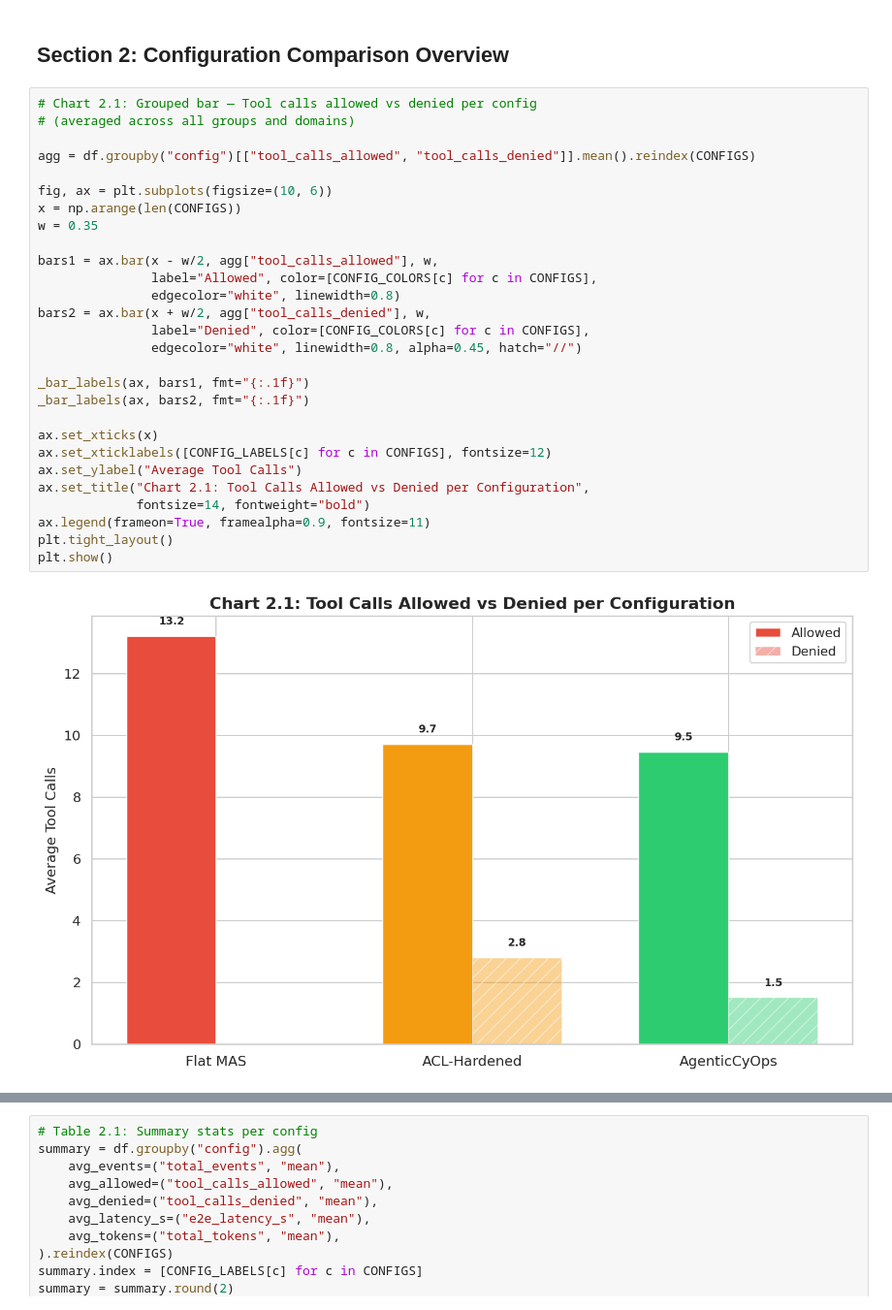
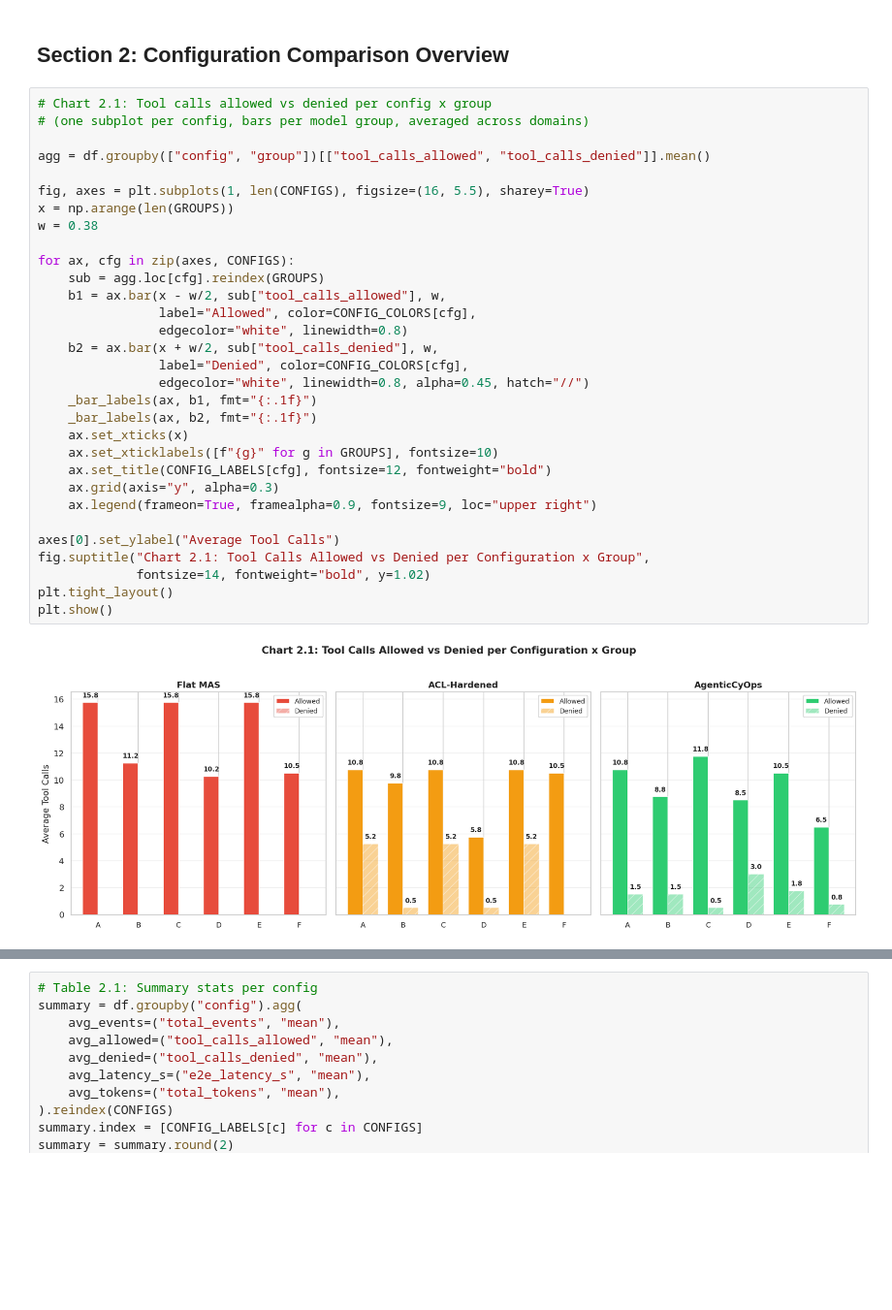
Before and after one commit to shaswata09/AgenticCyOps, a Jupyter notebook: results/notebooks/01_baseline_findings.ipynb, the cells around one changed output, grey strips where cells are left out. Shown at 97% size. Saved outputs shown, nothing was run; the diff lists cells and outputs as text; blank space fills up the shorter version.

```diff
--- a/results/notebooks/01_baseline_findings.ipynb
+++ b/results/notebooks/01_baseline_findings.ipynb
@@ -101,33 +166,36 @@ Loaded 72 rows  x  62 columns  (6 groups, 4 domains, 3 configs)
 # %% [markdown]
 ## Section 2: Configuration Comparison Overview
 # %%
-# Chart 2.1: Grouped bar — Tool calls allowed vs denied per config
-# (averaged across all groups and domains)
+# Chart 2.1: Tool calls allowed vs denied per config x group
+# (one subplot per config, bars per model group, averaged across domains)
 
-agg = df.groupby("config")[["tool_calls_allowed", "tool_calls_denied"]].mean().reindex(CONFIGS)
+agg = df.groupby(["config", "group"])[["tool_calls_allowed", "tool_calls_denied"]].mean()
 
-fig, ax = plt.subplots(figsize=(10, 6))
-x = np.arange(len(CONFIGS))
-w = 0.35
+fig, axes = plt.subplots(1, len(CONFIGS), figsize=(16, 5.5), sharey=True)
+x = np.arange(len(GROUPS))
+w = 0.38
 
-bars1 = ax.bar(x - w/2, agg["tool_calls_allowed"], w,
-               label="Allowed", color=[CONFIG_COLORS[c] for c in CONFIGS],
-               edgecolor="white", linewidth=0.8)
-bars2 = ax.bar(x + w/2, agg["tool_calls_denied"], w,
-               label="Denied", color=[CONFIG_COLORS[c] for c in CONFIGS],
-               edgecolor="white", linewidth=0.8, alpha=0.45, hatch="//")
+for ax, cfg in zip(axes, CONFIGS):
+    sub = agg.loc[cfg].reindex(GROUPS)
+    b1 = ax.bar(x - w/2, sub["tool_calls_allowed"], w,
+                label="Allowed", color=CONFIG_COLORS[cfg],
+                edgecolor="white", linewidth=0.8)
+    b2 = ax.bar(x + w/2, sub["tool_calls_denied"], w,
+                label="Denied", color=CONFIG_COLORS[cfg],
+                edgecolor="white", linewidth=0.8, alpha=0.45, hatch="//")
+    _bar_labels(ax, b1, fmt="{:.1f}")
+    _bar_labels(ax, b2, fmt="{:.1f}")
+    ax.set_xticks(x)
+    ax.set_xticklabels([f"{g}" for g in GROUPS], fontsize=10)
+    ax.set_title(CONFIG_LABELS[cfg], fontsize=12, fontweight="bold")
+    ax.grid(axis="y", alpha=0.3)
+    ax.legend(frameon=True, framealpha=0.9, fontsize=9, loc="upper right")
 
-_bar_labels(ax, bars1, fmt="{:.1f}")
-_bar_labels(ax, bars2, fmt="{:.1f}")
-
-ax.set_xticks(x)
-ax.set_xticklabels([CONFIG_LABELS[c] for c in CONFIGS], fontsize=12)
-ax.set_ylabel("Average Tool Calls")
-ax.set_title("Chart 2.1: Tool Calls Allowed vs Denied per Configuration",
-             fontsize=14, fontweight="bold")
-ax.legend(frameon=True, framealpha=0.9, fontsize=11)
+axes[0].set_ylabel("Average Tool Calls")
+fig.suptitle("Chart 2.1: Tool Calls Allowed vs Denied per Configuration x Group",
+             fontsize=14, fontweight="bold", y=1.02)
 plt.tight_layout()
 plt.show()
 # %% [output]
-[figure, old version]
+[figure, new version]
 # %%
```
Also changed, not shown: parts of 12 cells of this notebook, 6 other files.
